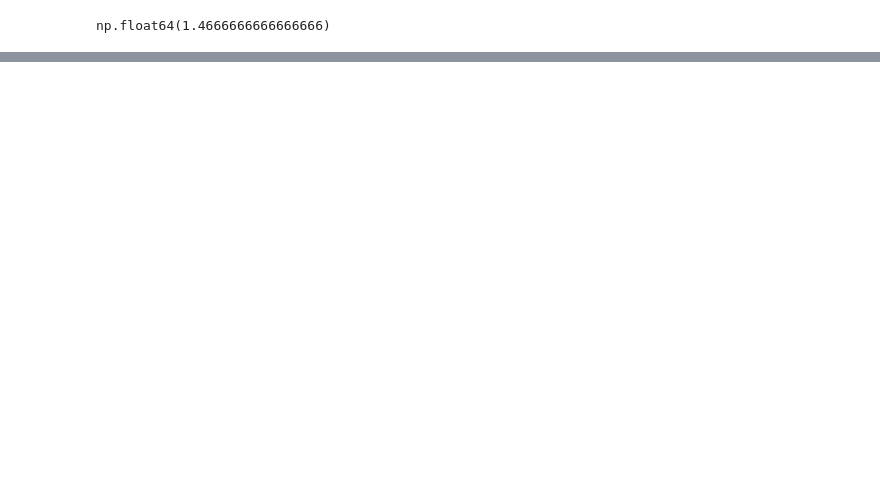
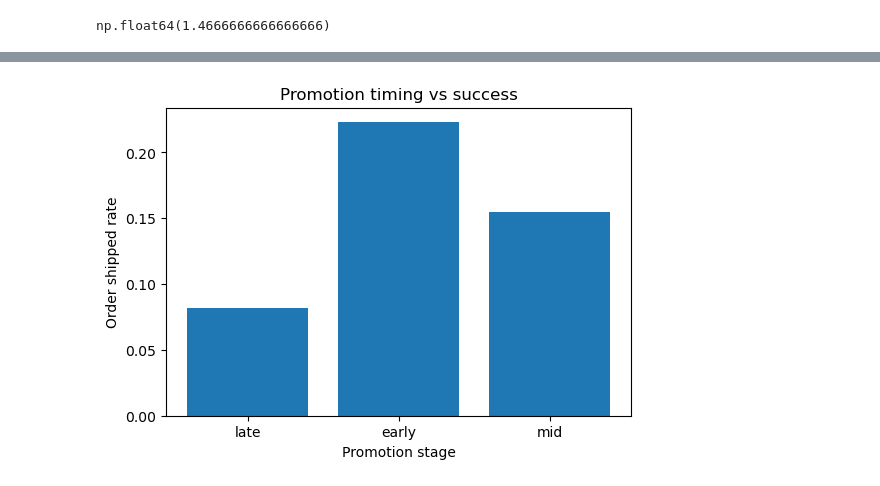
Before and after one commit to yubenjamin2022/UCLAStatsM148, a Jupyter notebook: assignment1.ipynb, the cells around one changed output, grey strips where cells are left out. Drawn from its saved outputs; the diff is of its cells as text; code cells hidden in the pictures; blank space fills up the shorter version.

```diff
--- a/assignment1.ipynb
+++ b/assignment1.ipynb
@@ -416,0 +553,25 @@ plt.show()
+# %%
+df = df.with_columns(
+    pl.when(pl.col("promo_stage_frac") < 0.33)
+      .then(pl.lit("early"))
+      .when(pl.col("promo_stage_frac") < 0.66)
+      .then(pl.lit("mid"))
+      .otherwise(pl.lit("late"))
+      .alias("promo_stage")
+)
+# %%
+stage_success = (
+    df.filter(pl.col("has_promo"))
+      .group_by("promo_stage")
+      .agg(pl.mean("order_shipped").alias("success_rate"))
+      .to_pandas()
+)
+# %%
+plt.figure(figsize=(6,4))
+plt.bar(stage_success["promo_stage"], stage_success["success_rate"])
+plt.xlabel("Promotion stage")
+plt.ylabel("Order shipped rate")
+plt.title("Promotion timing vs success")
+plt.show()
+# %% [output]
+[figure, added]
```
Also changed, not shown: parts of 29 cells of this notebook.
